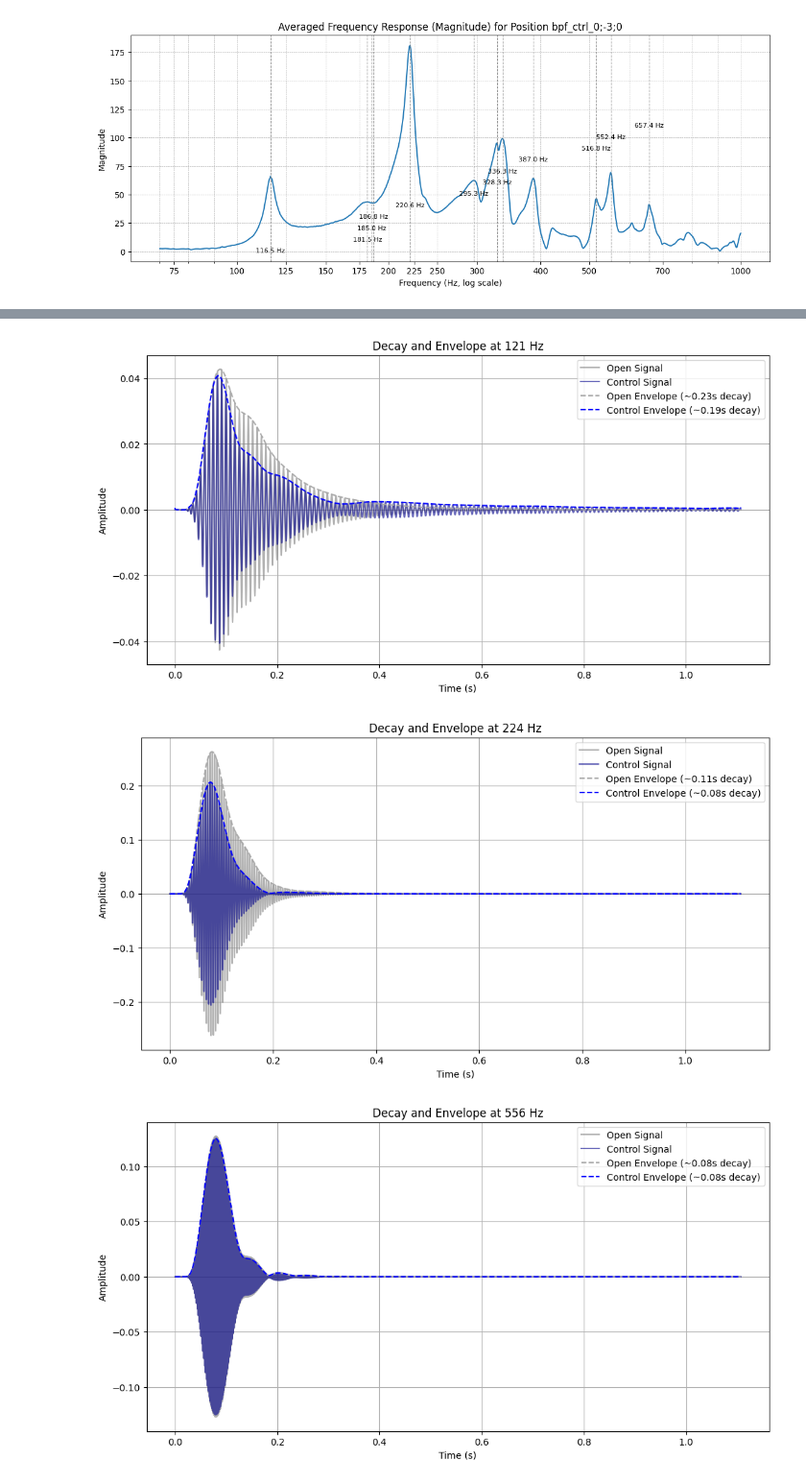
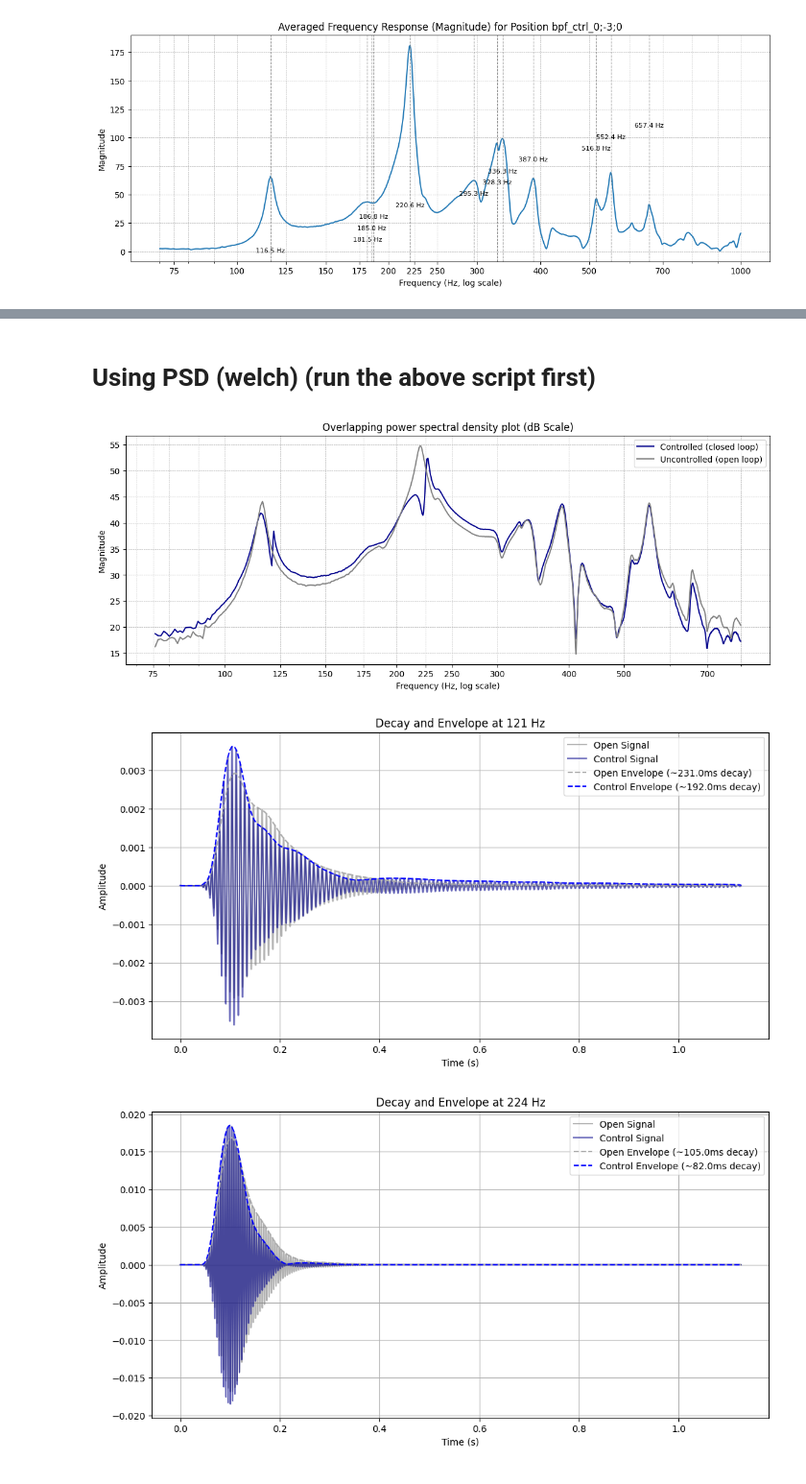
Before and after one commit to moewe-audio/master-thesis-project, a Jupyter notebook: measurements/IR_utility_scripts.ipynb, the cells around one changed output, grey strips where cells are left out. Shown at 96% size. Cells and saved outputs as stored; diff of their text form; code cells hidden in the pictures.

Commit message:
Update measurements script to include avareaging

```diff
--- a/measurements/IR_utility_scripts.ipynb
+++ b/measurements/IR_utility_scripts.ipynb
@@ -205,3 +256,45 @@ plt.show()
+# %% [markdown]
+# Using PSD (welch) (run the above script first)
+# %%
+from scipy.signal import welch
+import numpy as np
+import librosa
+
+def average_psd(file_list, sr=None, nperseg=1024):
+    psds = []
+    for fn in file_list:
+        y, sr = librosa.load(fn, sr=sr)
+        y /= np.max(np.abs(y))
+        f, Pxx = welch(y, sr, nperseg=nperseg)
+        psds.append(Pxx)
+    return f, np.mean(psds, axis=0)
+
+f, P_ctrl = average_psd(ctrl, sr)
+_,   P_open = average_psd(open_, sr)
+
+
+C = 10*np.log10(P_ctrl)
+O = 10*np.log10(P_open)
+
+mask = (freqs > 75) & (freqs <= 800)
+f    = freqs[mask]
+c_db = 20*np.log10(mag_ctrl[mask] + 1e-10)
+o_db = 20*np.log10(mag_open[mask] + 1e-10)
+
+plt.figure(figsize=(14,5))
+plt.plot(f, c_db,  label='Controlled (closed loop)',   color='darkblue')
+plt.plot(f, o_db,  label='Uncontrolled (open loop)', color='gray')
+plt.xscale('log')
+plt.title("Overlapping power spectral density plot (dB Scale)")
+plt.xlabel("Frequency (Hz, log scale)")
+plt.ylabel("Magnitude")
+plt.grid(True, which="both", ls="--", lw=0.5)
+plt.legend()
+plt.xticks([75,100,125,150,175,200,225,250,300,400,500,700],
+           [75,100,125,150,175,200,225,250,300,400,500,700])
+plt.show()
+# %% [output]
+[figure, added]
 # %%
 import numpy as np
 import librosa
@@ -250,41 +343,40 @@ def plot_decay_and_envelope(y_open, y_control, sr, resonance_freqs, bandwidth=10
         decay_idx_control = next((i for i in range(peak_idx_control, len(envelope_control))
                                   if envelope_control[i] < threshold_control), len(envelope_control)-1)
 
-        decay_time_open = round(time[decay_idx_open] - time[peak_idx_open], 2)
-        decay_time_control = round(time[decay_idx_control] - time[peak_idx_control], 2)
+        decay_time_open = round((time[decay_idx_open] - time[peak_idx_open])* 1000)   # Convert to ms
+        decay_time_control = round((time[decay_idx_control] - time[peak_idx_control]) * 1000)   # Convert to ms
 
         plt.figure(figsize=(12, 6))
         plt.plot(time, filtered_open, label=f'Open Signal', alpha=0.6, color='gray')
         plt.plot(time, filtered_control, label=f'Control Signal', alpha=0.6, color='darkblue')
-        plt.plot(time, envelope_open, label=f'Open Envelope (~{decay_time_open}s decay)', linestyle='--', color='darkgray')
-        plt.plot(time, envelope_control, label=f'Control Envelope (~{decay_time_control}s decay)', linestyle='--', color='blue')
+        plt.plot(time, envelope_open, label=f'Open Envelope (~{decay_time_open}ms decay)', linestyle='--', color='darkgray')
+        plt.plot(time, envelope_control, label=f'Control Envelope (~{decay_time_control}ms decay)', linestyle='--', color='blue')
         plt.title(f"Decay and Envelope at {freq} Hz")
         plt.xlabel("Time (s)")
         plt.ylabel("Amplitude")
         plt.legend()
         plt.grid(True)
         plt.show()
 
-open_file = 'bpf_ctrl/audio/bpf_ctrl_off_1.wav'
+open_file = 'bpf_ctrl/audio/bpf_ctrl_off_3.wav'
 control_file = 'bpf_ctrl/audio/bpf_ctrl_1;-1.5;-1.5_3.wav'
-resonance_freqs = [121, 224, 556]
+resonance_freqs = [121, 224]
 
 y_open, sr_open = librosa.load(open_file, sr=None)
 y_control, sr_control = librosa.load(control_file, sr=None)
 assert sr_open == sr_control, "Sampling rates of the two files must be the same."
 
 max_length = max(len(y_open), len(y_control))
 y_open = np.pad(y_open, (0, max_length - len(y_open)), mode='constant')
 y_control = np.pad(y_control, (0, max_length - len(y_control)), mode='constant')
 y_control = align_signals(y_open, y_control)
 
-y_open = normalize_audio(y_open)
-y_control = normalize_audio(y_control)
+# y_open = normalize_audio(y_open)
+# y_control = normalize_audio(y_control)
 
 
 # Plot decay times
 plot_decay_and_envelope(y_open, y_control, sr_open, resonance_freqs)
 # %% [output]
-[figure, old version]
+[figure, new version]
-[figure, old version]
+[figure, new version]
-[figure, removed]
```
Also changed, not shown: parts of 3 cells of this notebook, 1 other file.
